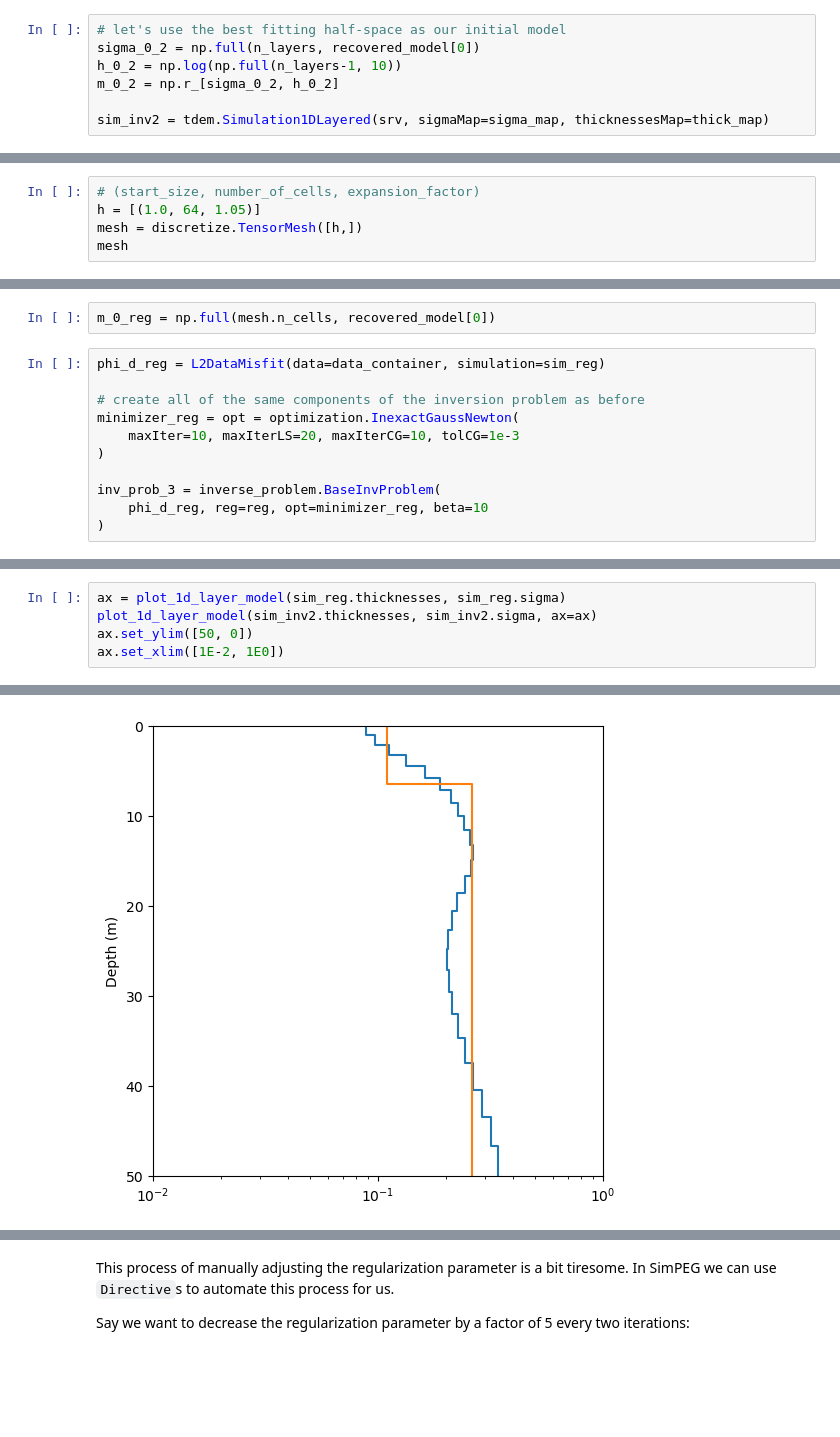
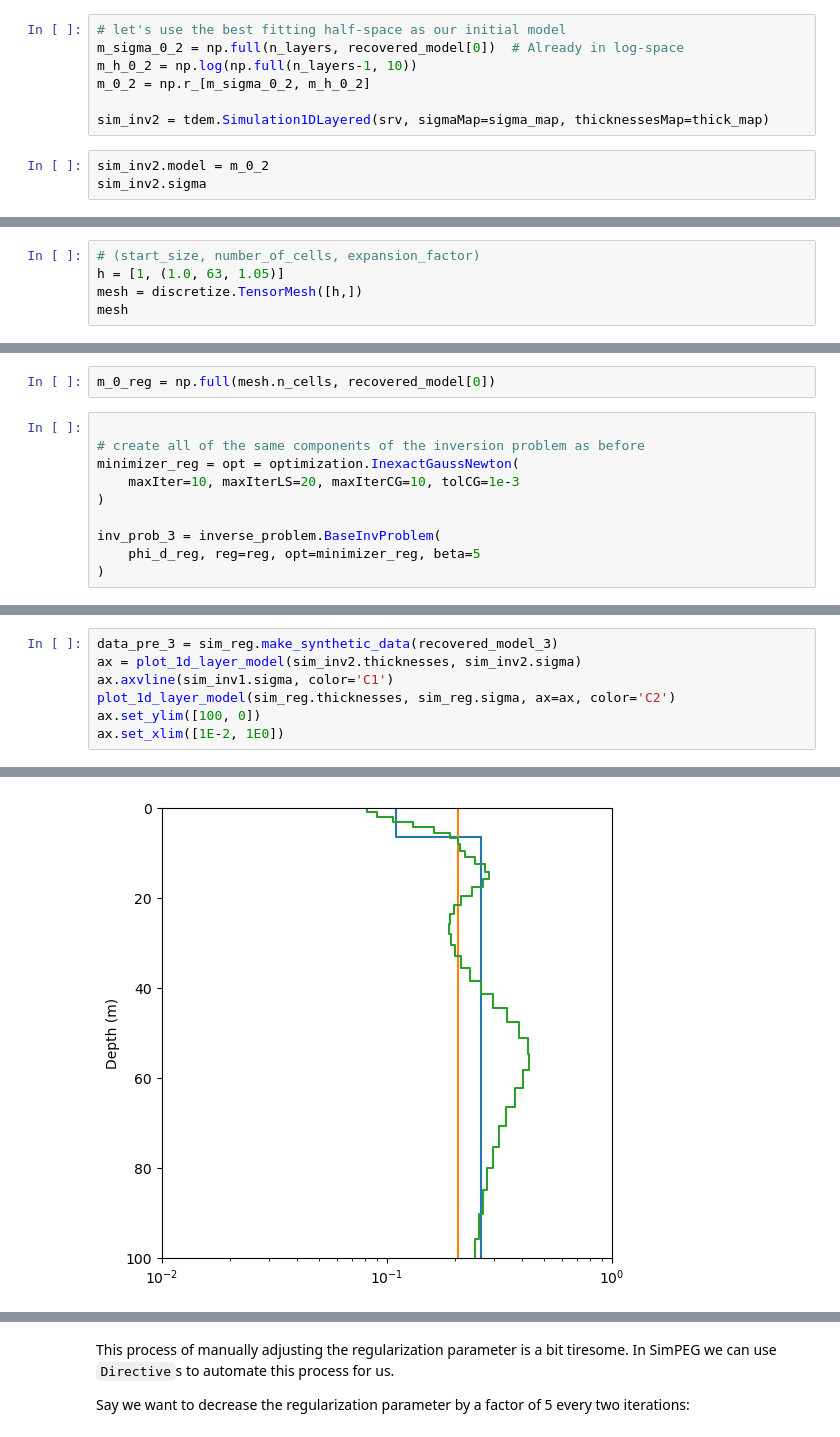
Before and after one commit to simpeg/segns-2024-tutorial, a Jupyter notebook: notebooks/skytem-inversion.ipynb, the cells around one changed output, grey strips where cells are left out. Cells and saved outputs as stored; diff of their text form; blank space fills up the shorter version.

```diff
--- a/notebooks/skytem-inversion.ipynb
+++ b/notebooks/skytem-inversion.ipynb
@@ -357,8 +527,11 @@ sigma_map = exp_map * wire_map.sigma
 thick_map = exp_map * wire_map.thicknesses
 # %%
 # let's use the best fitting half-space as our initial model
-sigma_0_2 = np.full(n_layers, recovered_model[0])
-h_0_2 = np.log(np.full(n_layers-1, 10))
-m_0_2 = np.r_[sigma_0_2, h_0_2]
+m_sigma_0_2 = np.full(n_layers, recovered_model[0])  # Already in log-space
+m_h_0_2 = np.log(np.full(n_layers-1, 10))
+m_0_2 = np.r_[m_sigma_0_2, m_h_0_2]
 
 sim_inv2 = tdem.Simulation1DLayered(srv, sigmaMap=sigma_map, thicknessesMap=thick_map)
+# %%
+sim_inv2.model = m_0_2
+sim_inv2.sigma
@@ -429,6 +604,6 @@ Let's keep building off of the pieces we had before. Let's discretize our model
 # %%
 # (start_size, number_of_cells, expansion_factor)
-h = [(1.0, 64, 1.05)]
+h = [1, (1.0, 63, 1.05)]
 mesh = discretize.TensorMesh([h,])
 mesh
 # %% [output]
@@ -446,7 +639,6 @@ reg = regularization.WeightedLeastSquares(mesh)
 # %%
 m_0_reg = np.full(mesh.n_cells, recovered_model[0])
 # %%
-phi_d_reg = L2DataMisfit(data=data_container, simulation=sim_reg)
 
 # create all of the same components of the inversion problem as before
 minimizer_reg = opt = optimization.InexactGaussNewton(
@@ -454,7 +646,7 @@ minimizer_reg = opt = optimization.InexactGaussNewton(
 )
 
 inv_prob_3 = inverse_problem.BaseInvProblem(
-    phi_d_reg, reg=reg, opt=minimizer_reg, beta=10
+    phi_d_reg, reg=reg, opt=minimizer_reg, beta=5
 )
 # %%
 inv3 = inversion.BaseInversion(inv_prob_3, [])
@@ -484,8 +674,10 @@ from SimPEG.utils import plot_1d_layer_model
 # %%
-ax = plot_1d_layer_model(sim_reg.thicknesses, sim_reg.sigma)
-plot_1d_layer_model(sim_inv2.thicknesses, sim_inv2.sigma, ax=ax)
-ax.set_ylim([50, 0])
+data_pre_3 = sim_reg.make_synthetic_data(recovered_model_3)
+ax = plot_1d_layer_model(sim_inv2.thicknesses, sim_inv2.sigma)
+ax.axvline(sim_inv1.sigma, color='C1')
+plot_1d_layer_model(sim_reg.thicknesses, sim_reg.sigma, ax=ax, color='C2')
+ax.set_ylim([100, 0])
 ax.set_xlim([1E-2, 1E0])
 # %% [output]
 (0.01, 1.0)
-[figure, old version]
+[figure, new version]
```
Also changed, not shown: parts of 116 cells of this notebook.
